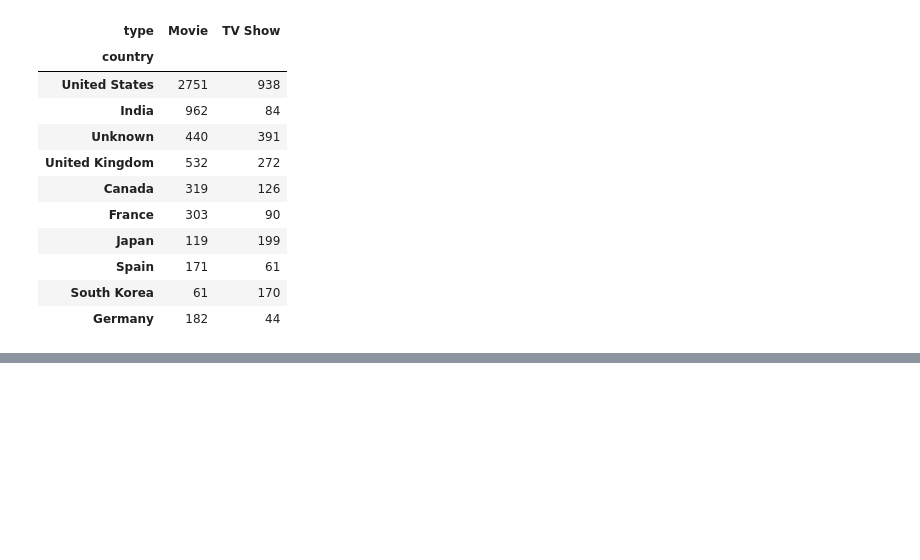
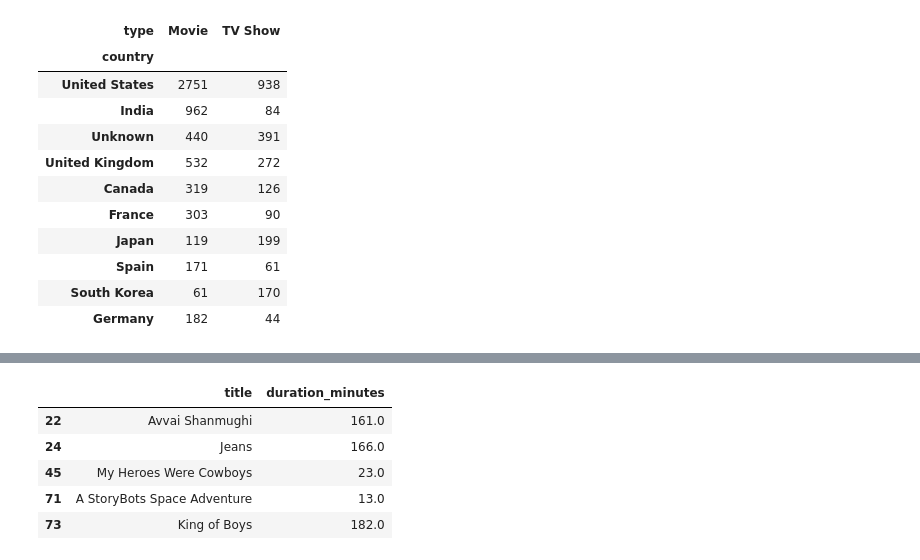
Before and after one commit to Aayush0987/netflix-eda-streamlit-dashboard, a Jupyter notebook: EDA.ipynb, the cells around one changed output, grey strips where cells are left out. Cells and saved outputs as stored; diff of their text form; code cells hidden in the pictures; blank space fills up the shorter version.

```diff
--- a/EDA.ipynb
+++ b/EDA.ipynb
@@ -530,0 +577,14 @@ country_type_pivot
+# %%
+outliers = df_movies[
+    (df_movies['duration_minutes'] < lower_bound) |
+    (df_movies['duration_minutes'] > upper_bound)
+]
+
+outliers[['title', 'duration_minutes']].head()
+# %% [output]
+|  | title | duration_minutes |
+| 22 | Avvai Shanmughi | 161.0 |
+| 24 | Jeans | 166.0 |
+| 45 | My Heroes Were Cowboys | 23.0 |
+| 71 | A StoryBots Space Adventure | 13.0 |
+| 73 | King of Boys | 182.0 |
```
Also changed, not shown: parts of 10 cells of this notebook.
